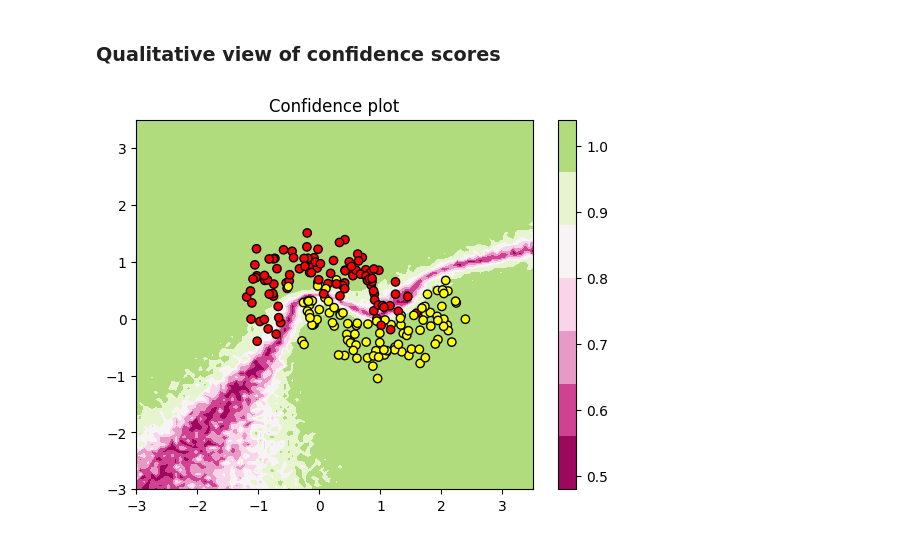
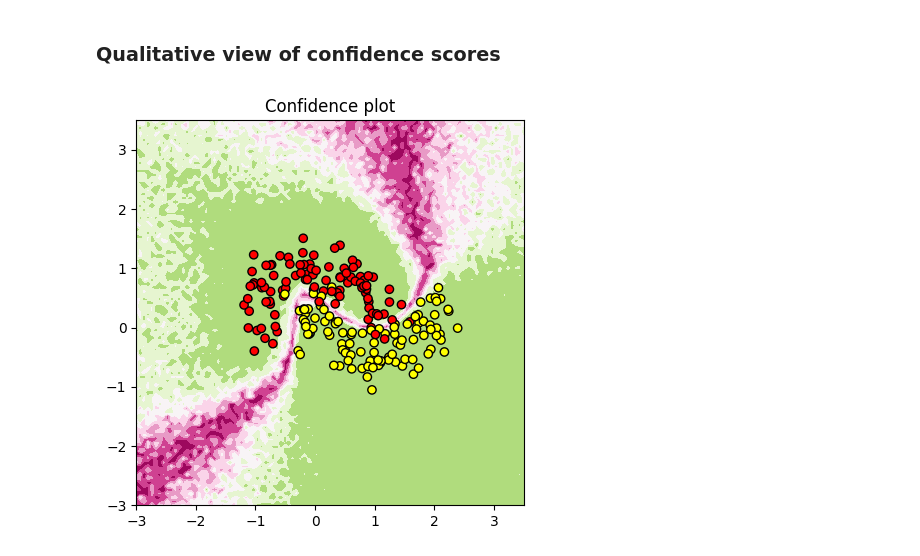
Before and after one commit to LeonY117/Bayes-Stochastic-Depth, a Jupyter notebook: notebooks/two_moon.ipynb, the cells around one changed output. Cells and saved outputs as stored; diff of their text form; code cells hidden in the pictures.

```diff
--- a/notebooks/two_moon.ipynb
+++ b/notebooks/two_moon.ipynb
@@ -92,7 +92,8 @@ class BayesianNet(nn.Module):
             print(f"Mode {mode} is not supported.")
 
     def forward(self, x: Tensor) -> Tensor:
-        self.generator.manual_seed(self.generator_seed)
+        if self.generator:
+            self.generator.manual_seed(self.generator_seed)
         self._toggle_stochastic_depth()
         self._toggle_dropout()
 
@@ -286,7 +300,7 @@ def batch_ensemble_forward(x_batch: Tensor, nets: List[nn.Module]) -> Tensor:
 ### Train DO & sd networks
 # %%
 # net:BayesianNet = DONetwork(inp=2, oup=2, N=2, d_feat=30, p=0.5)
-do_net: BayesianNet = DONetwork(inp=2, oup=2, N=5, d_feat=15, p=0.3)
+do_net: BayesianNet = DONetwork(inp=2, oup=2, N=10, d_feat=10, p=0.5)
 sd_net: BayesianNet = SdNetwork(inp=2, oup=2, N=10, d_feat=10, p=0.5)
 
 
@@ -310,9 +324,9 @@ def train(net, epochs) -> List[float]:
     return history
 
 
-history = train(sd_net, 100)
+history = train(sd_net, 500)
 plt.plot(history, label='sd')
-history = train(do_net, 100)
+history = train(do_net, 500)
 plt.plot(history, label='do')
 plt.legend()
 
@@ -340,6 +354,7 @@ nets: List[nn.Module] = []
 T = 10
 for i in range(T):
     net = SdNetwork(inp=2, oup=2, N=10, d_feat=10, p=0)
+    net.generator=None
     _ = train(net, 100)
     net.eval()
     nets.append(copy.deepcopy(net))
@@ -349,48 +364,40 @@ for i in range(T):
 # %%
 def compute_confidence(inp, forward_func, batch_size) -> Tensor:
     """Computes confidence score over the entire inp, handles batching"""
     py = torch.empty((len(inp)), dtype=torch.float)
     y_pred = torch.empty((len(inp)), dtype=torch.long)
     b = batch_size
-    for i in tqdm(range(0, inp.shape[0], b)):
+    for i in range(0, inp.shape[0], b):
         logits = forward_func(inp[i : i + b])
         p, y = torch.max(logits, dim=-1)
         py[i : i + b] = p
         y_pred[i : i + b] = y
     return py, y_pred
 
 
 def plot_confidence(forward_func, grid_size=100, batch_size=10):
     XX, YY = np.meshgrid(
         np.linspace(-3, 3.5, grid_size), np.linspace(-3, 3.5, grid_size)
     )
     with torch.no_grad():
         inp = torch.FloatTensor(np.stack((XX.ravel(), YY.ravel())).T)
         py, _ = compute_confidence(inp, forward_func, batch_size)
 
     ZZ = py.reshape(XX.shape)
     plt.contourf(XX, YY, ZZ, cmap="PiYG", vmin=0.5, vmax=1.2)
-    plt.colorbar(ticks=np.linspace(0.5, 1, 6))
+    # plt.colorbar(ticks=np.linspace(0.5, 1, 6))
     plt.scatter(X[:, 0], X[:, 1], c=Y, cmap="autumn", edgecolor="k")
     plt.title("Confidence plot")
 
 
-def plot_decision_boundary(forward_func, grid_size=100, batch_size=10):
-    XX, YY = np.meshgrid(
-        np.linspace(-3, 3.5, grid_size), np.linspace(-3, 3.5, grid_size)
-    )
-    with torch.no_grad():
-        inp = torch.FloatTensor(np.stack((XX.ravel(), YY.ravel())).T)
-        py, pred = compute_confidence(inp, forward_func, batch_size)
-
-    ZZ = pred.reshape(XX.shape)
-    plt.contourf(XX, YY, ZZ, cmap="PiYG", vmin=0.5, vmax=1.2)
-    plt.scatter(X[:, 0], X[:, 1], c=Y, cmap="autumn", edgecolor="k")
-
-
 # forward_func = partial(batch_ensemble_forward, nets=nets)
-forward_func = partial(batch_bayes_forward, net=sd_net, mode="sd", T=30)
-# forward_func = partial(batch_bayes_forward, net=do_net, mode="do", T=20)
+forward_func = partial(
+    batch_bayes_forward, net=sd_net, mode="sd", T=30, use_subnet=False
+)
+forward_func = partial(
+    batch_bayes_forward, net=do_net, mode="do", T=30, use_subnet=False
+)
+plt.figure(figsize=(5, 5))
 plot_confidence(forward_func, grid_size=100, batch_size=100)
 # %% [output]
-[figure, old version]
+[figure, new version]
```
Also changed, not shown: parts of 5 cells of this notebook.
